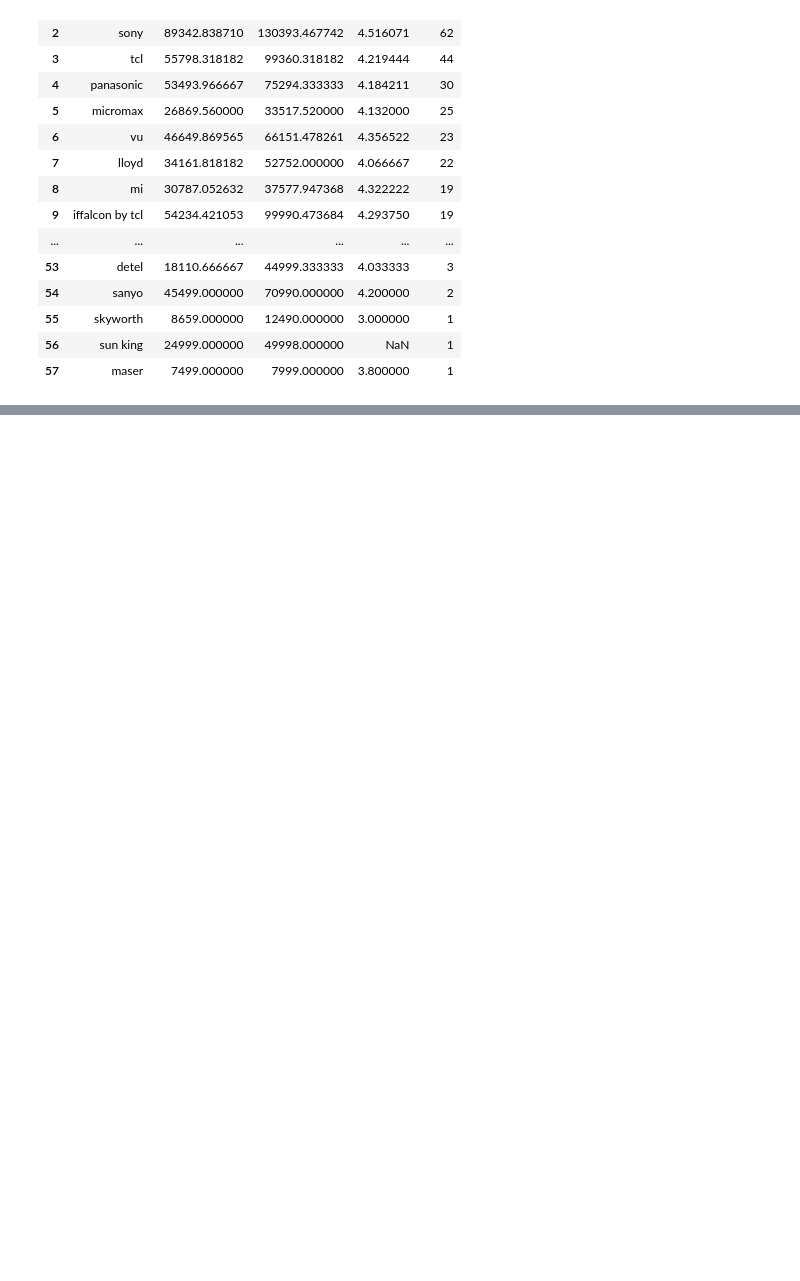
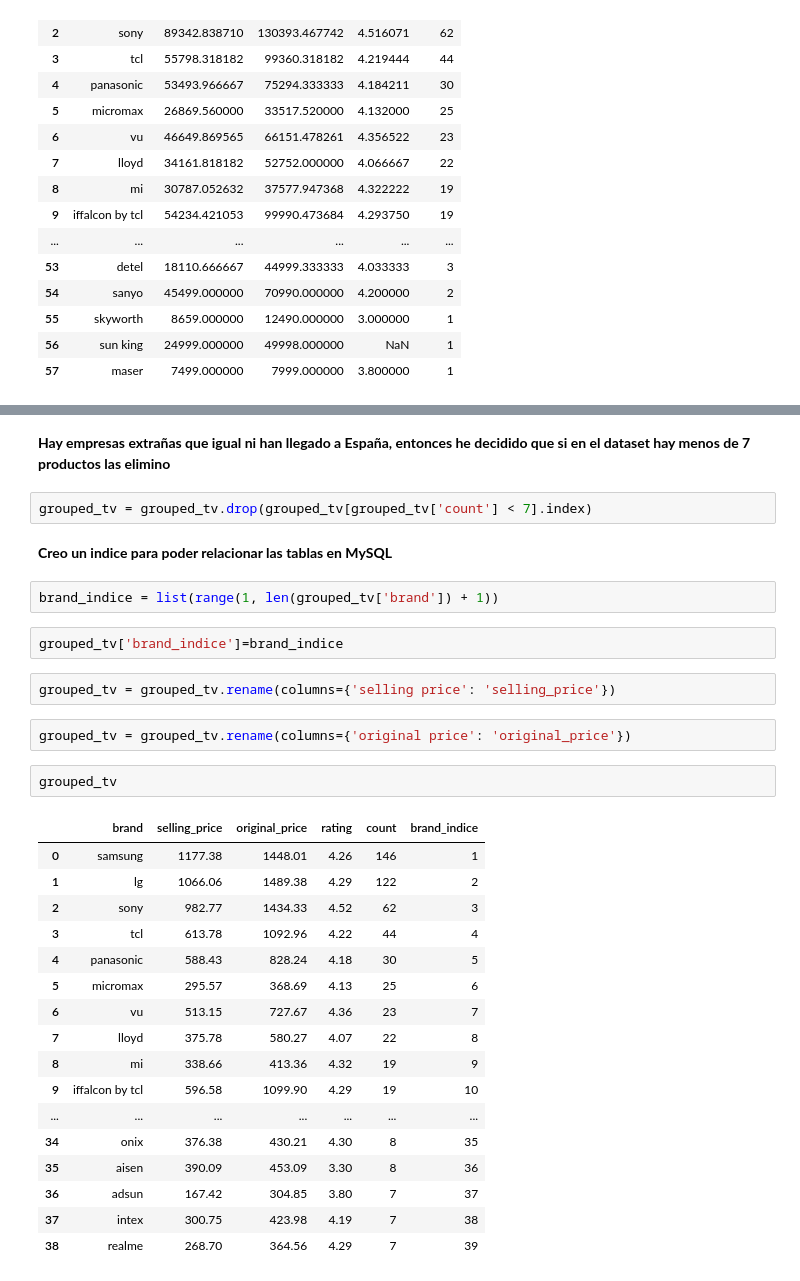
Before and after one commit to Lidiavf1912/etl-project, a Jupyter notebook: python/csv tv brands market.ipynb, the cells around one changed output, grey strips where cells are left out. Drawn from its saved outputs; the diff is of its cells as text; blank space fills up the shorter version.

```diff
--- a/python/csv tv brands market.ipynb
+++ b/python/csv tv brands market.ipynb
@@ -167,0 +204,34 @@ grouped_tv
+# %% [markdown]
+**Hay empresas extrañas que igual ni han llegado a España, entonces he decidido que si en el dataset hay menos de 7 productos las elimino**
+# %%
+grouped_tv = grouped_tv.drop(grouped_tv[grouped_tv['count'] < 7].index)
+# %% [markdown]
+**Creo un indice para poder relacionar las tablas en MySQL**
+# %%
+brand_indice = list(range(1, len(grouped_tv['brand']) + 1))
+# %%
+grouped_tv['brand_indice']=brand_indice
+# %%
+grouped_tv = grouped_tv.rename(columns={'selling price': 'selling_price'})
+# %%
+grouped_tv = grouped_tv.rename(columns={'original price': 'original_price'})
+# %%
+grouped_tv
+# %% [output]
+|  | brand | selling_price | original_price | rating | count | brand_indice |
+| 0 | samsung | 1177.38 | 1448.01 | 4.26 | 146 | 1 |
+| 1 | lg | 1066.06 | 1489.38 | 4.29 | 122 | 2 |
+| 2 | sony | 982.77 | 1434.33 | 4.52 | 62 | 3 |
+| 3 | tcl | 613.78 | 1092.96 | 4.22 | 44 | 4 |
+| 4 | panasonic | 588.43 | 828.24 | 4.18 | 30 | 5 |
+| 5 | micromax | 295.57 | 368.69 | 4.13 | 25 | 6 |
+| 6 | vu | 513.15 | 727.67 | 4.36 | 23 | 7 |
+| 7 | lloyd | 375.78 | 580.27 | 4.07 | 22 | 8 |
+| 8 | mi | 338.66 | 413.36 | 4.32 | 19 | 9 |
+| 9 | iffalcon by tcl | 596.58 | 1099.90 | 4.29 | 19 | 10 |
+| ... | ... | ... | ... | ... | ... | ... |
+| 34 | onix | 376.38 | 430.21 | 4.30 | 8 | 35 |
+| 35 | aisen | 390.09 | 453.09 | 3.30 | 8 | 36 |
+| 36 | adsun | 167.42 | 304.85 | 3.80 | 7 | 37 |
+| 37 | intex | 300.75 | 423.98 | 4.19 | 7 | 38 |
+| 38 | realme | 268.70 | 364.56 | 4.29 | 7 | 39 |
```
Also changed, not shown: parts of 14 cells of this notebook, 5 other files.
